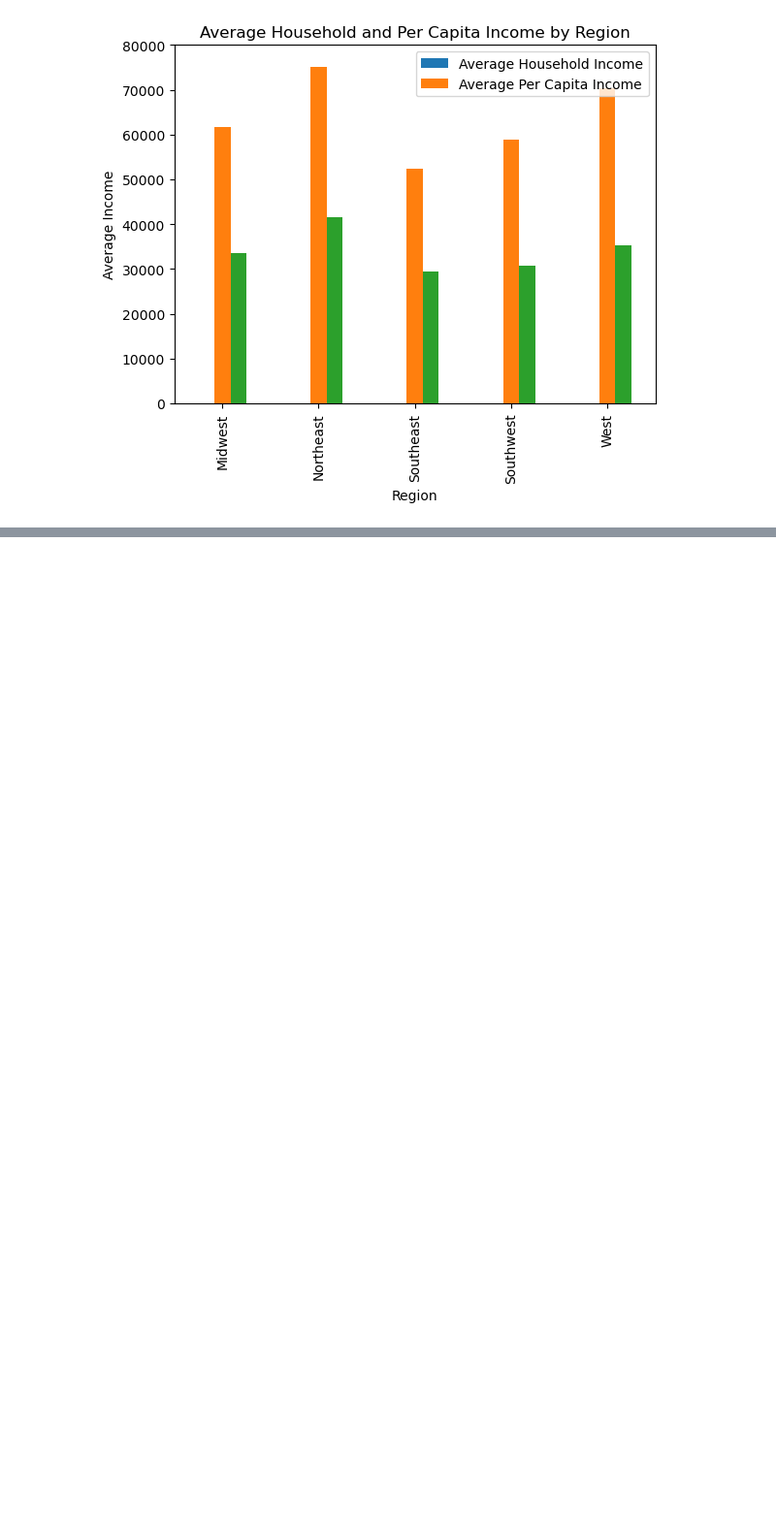
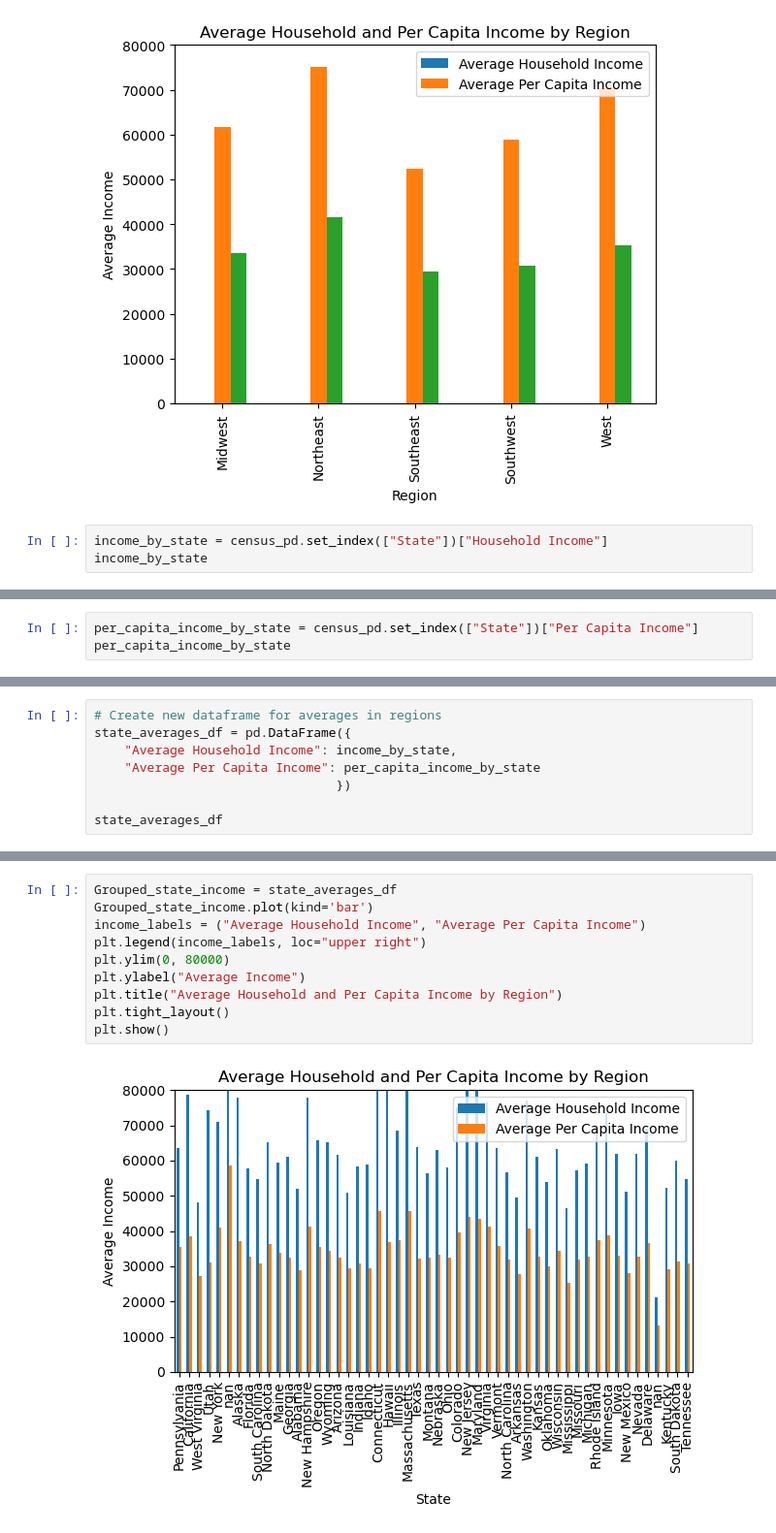
Before and after one commit to raniljoshua/Data-Analysis-Bootcamp_Project-1, a Jupyter notebook: census_data.ipynb, the cells around one changed output, grey strips where cells are left out. Shown at 97% size. Saved outputs shown, nothing was run; the diff lists cells and outputs as text; blank space fills up the shorter version.

Commit message:
added bar chart for household and per capita income

```diff
--- a/census_data.ipynb
+++ b/census_data.ipynb
@@ -244,3 +244,6 @@ plt.title("Average Household and Per Capita Income by Region")
 plt.show()
 # %% [output]
 [figure]
+# %%
+income_by_state = census_pd.set_index(["State"])["Household Income"]
+income_by_state
@@ -246,0 +268,3 @@ plt.show()
+# %%
+per_capita_income_by_state = census_pd.set_index(["State"])["Per Capita Income"]
+per_capita_income_by_state
@@ -246,0 +289,8 @@ plt.show()
+# %%
+# Create new dataframe for averages in regions
+state_averages_df = pd.DataFrame({
+    "Average Household Income": income_by_state,
+    "Average Per Capita Income": per_capita_income_by_state
+                                })
+
+state_averages_df
@@ -246,0 +316,12 @@ plt.show()
+# %%
+Grouped_state_income = state_averages_df
+Grouped_state_income.plot(kind='bar')
+income_labels = ("Average Household Income", "Average Per Capita Income")
+plt.legend(income_labels, loc="upper right")
+plt.ylim(0, 80000)
+plt.ylabel("Average Income")
+plt.title("Average Household and Per Capita Income by Region")
+plt.tight_layout()
+plt.show()
+# %% [output]
+[figure, added]
```
Also changed, not shown: parts of 4 cells of this notebook.
